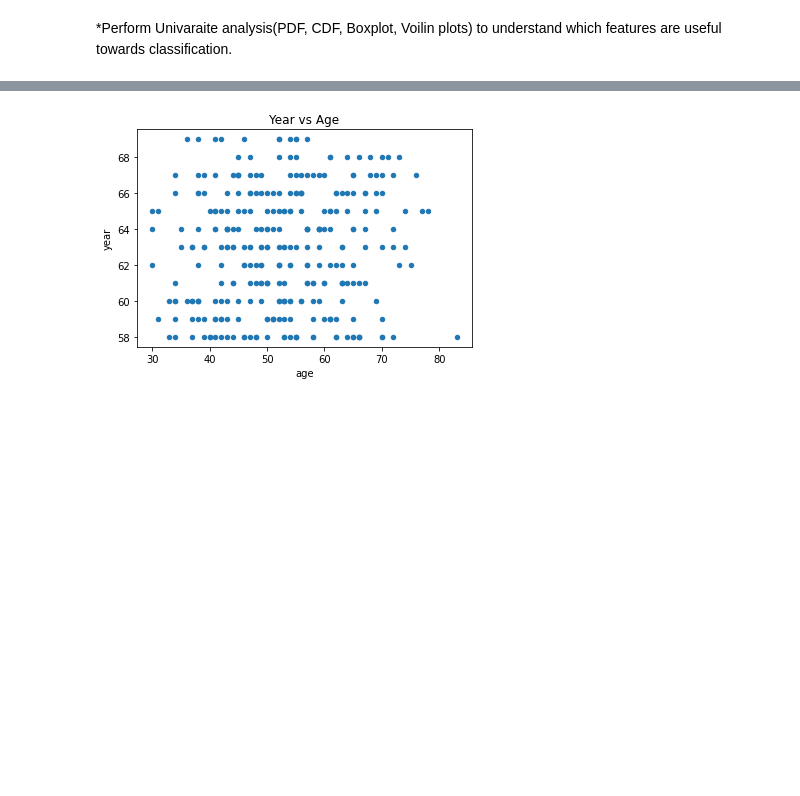
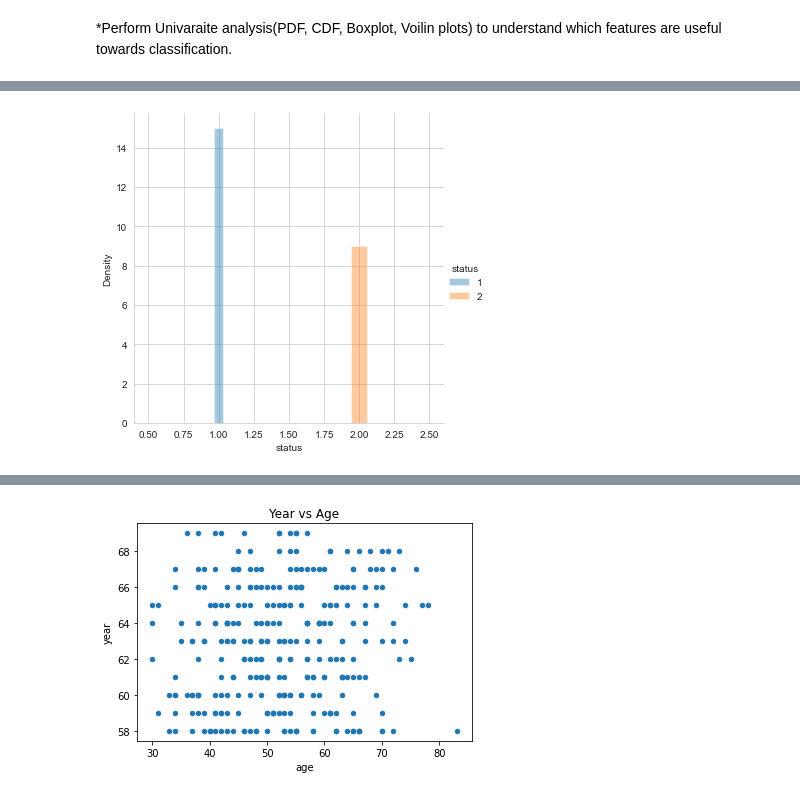
Before and after one commit to Piyush-Choudhary3757/AppliedAI-Machine-Learning-Online-Course, a Jupyter notebook: Module 2_ Data Science_ Exploratory Data Analysis and Data Visualization/1. Plotting for exploratory data analysis (EDA)/kaggel_assignment.ipynb, the cells around one changed output, grey strips where cells are left out. Drawn from its saved outputs; the diff is of its cells as text; code cells hidden in the pictures; blank space fills up the shorter version.

```diff
--- a/Module 2_ Data Science_ Exploratory Data Analysis and Data Visualization/1. Plotting for exploratory data analysis (EDA)/kaggel_assignment.ipynb
+++ b/Module 2_ Data Science_ Exploratory Data Analysis and Data Visualization/1. Plotting for exploratory data analysis (EDA)/kaggel_assignment.ipynb
@@ -165,0 +186,8 @@ The dataset contains cases from a study that was conducted between 1958 and 1970
+# %%
+
+sns.FacetGrid(hbs, hue="status", size=5) \
+   .map(sns.distplot, "status") \
+   .add_legend();
+plt.show();
+# %% [output]
+[figure, added]
```
Also changed, not shown: parts of 2 cells of this notebook.
